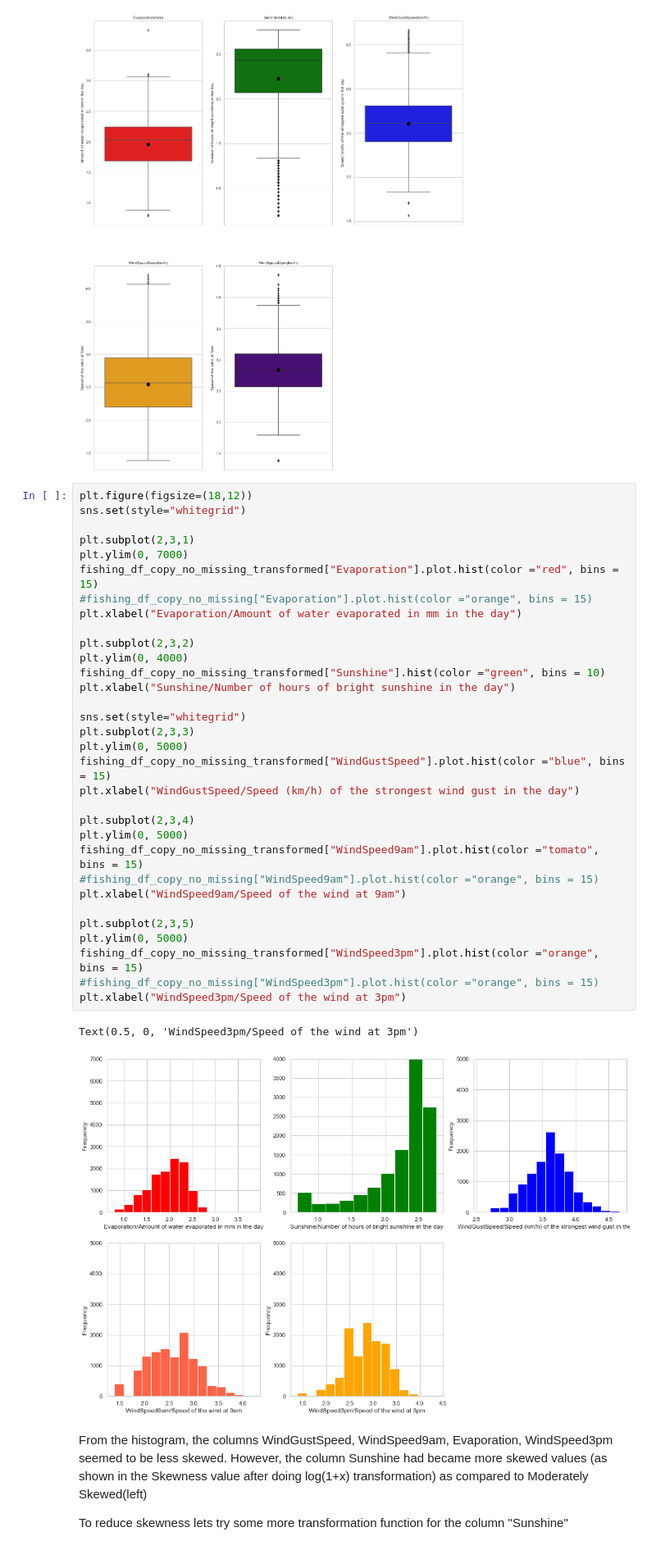
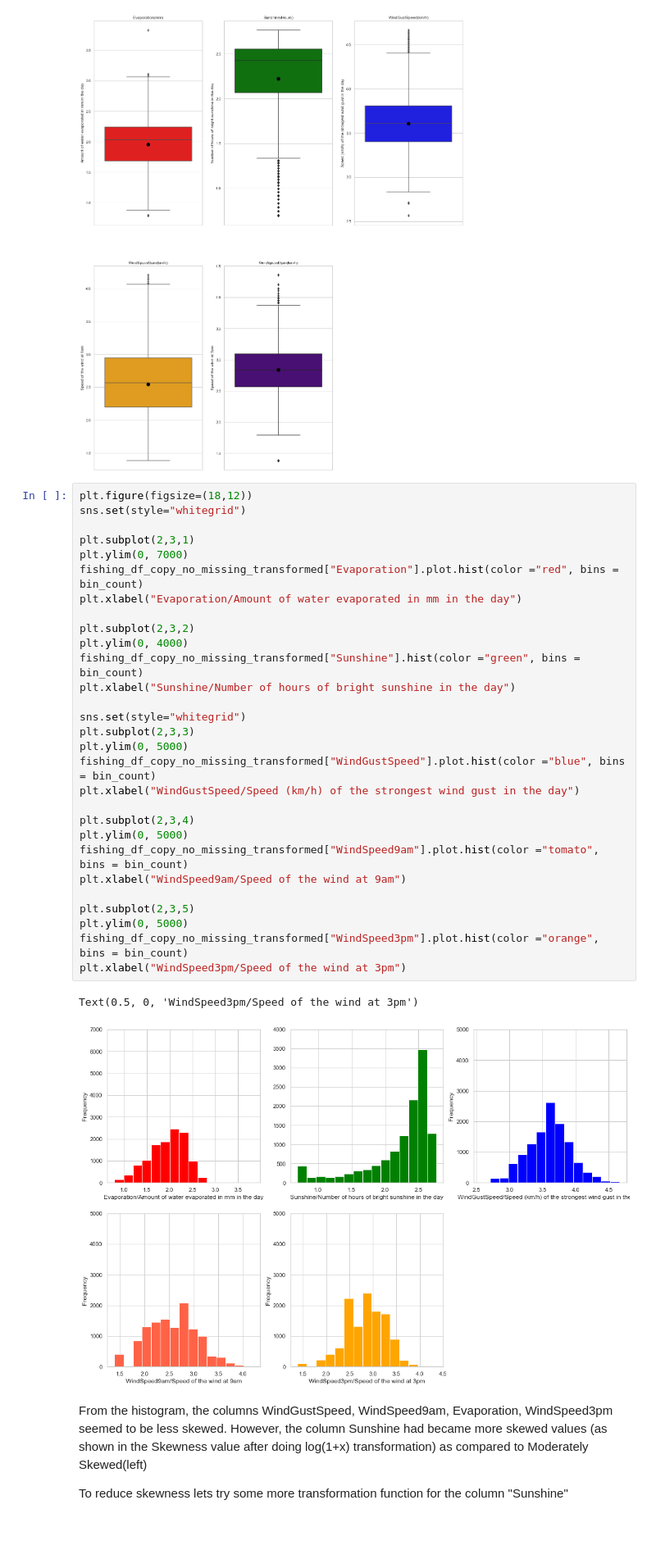
Before and after one commit to JiaJun98/aiap14-goh-jia-jun-745Z, a Jupyter notebook: eda.ipynb, the cells around one changed output. Shown at 82% size. Saved outputs shown, nothing was run; the diff lists cells and outputs as text.

```diff
--- a/eda.ipynb
+++ b/eda.ipynb
@@ -714,38 +711,35 @@ plt.show()
 # %%
 plt.figure(figsize=(18,12))
 sns.set(style="whitegrid")
 
 plt.subplot(2,3,1)
 plt.ylim(0, 7000)
-fishing_df_copy_no_missing_transformed["Evaporation"].plot.hist(color ="red", bins = 15)
-#fishing_df_copy_no_missing["Evaporation"].plot.hist(color ="orange", bins = 15)
+fishing_df_copy_no_missing_transformed["Evaporation"].plot.hist(color ="red", bins = bin_count)
 plt.xlabel("Evaporation/Amount of water evaporated in mm in the day")
 
 plt.subplot(2,3,2)
 plt.ylim(0, 4000)
-fishing_df_copy_no_missing_transformed["Sunshine"].hist(color ="green", bins = 10)
+fishing_df_copy_no_missing_transformed["Sunshine"].hist(color ="green", bins = bin_count)
 plt.xlabel("Sunshine/Number of hours of bright sunshine in the day")
 
 sns.set(style="whitegrid")
 plt.subplot(2,3,3)
 plt.ylim(0, 5000)
-fishing_df_copy_no_missing_transformed["WindGustSpeed"].plot.hist(color ="blue", bins = 15)
+fishing_df_copy_no_missing_transformed["WindGustSpeed"].plot.hist(color ="blue", bins = bin_count)
 plt.xlabel("WindGustSpeed/Speed (km/h) of the strongest wind gust in the day")
 
 plt.subplot(2,3,4)
 plt.ylim(0, 5000)
-fishing_df_copy_no_missing_transformed["WindSpeed9am"].plot.hist(color ="tomato", bins = 15)
-#fishing_df_copy_no_missing["WindSpeed9am"].plot.hist(color ="orange", bins = 15)
+fishing_df_copy_no_missing_transformed["WindSpeed9am"].plot.hist(color ="tomato", bins = bin_count)
 plt.xlabel("WindSpeed9am/Speed of the wind at 9am")
 
 plt.subplot(2,3,5)
 plt.ylim(0, 5000)
-fishing_df_copy_no_missing_transformed["WindSpeed3pm"].plot.hist(color ="orange", bins = 15)
-#fishing_df_copy_no_missing["WindSpeed3pm"].plot.hist(color ="orange", bins = 15)
+fishing_df_copy_no_missing_transformed["WindSpeed3pm"].plot.hist(color ="orange", bins = bin_count)
 plt.xlabel("WindSpeed3pm/Speed of the wind at 3pm")
 # %% [output]
 Text(0.5, 0, 'WindSpeed3pm/Speed of the wind at 3pm')
-[figure, old version]
+[figure, new version]
 # %% [markdown]
 From the histogram, the columns WindGustSpeed, WindSpeed9am, Evaporation, WindSpeed3pm seemed to be less skewed.
 However, the column Sunshine had became more skewed values (as shown in the Skewness value after doing log(1+x) transformation) as compared to Moderately Skewed(left)
```
Also changed, not shown: parts of 3 cells of this notebook.
